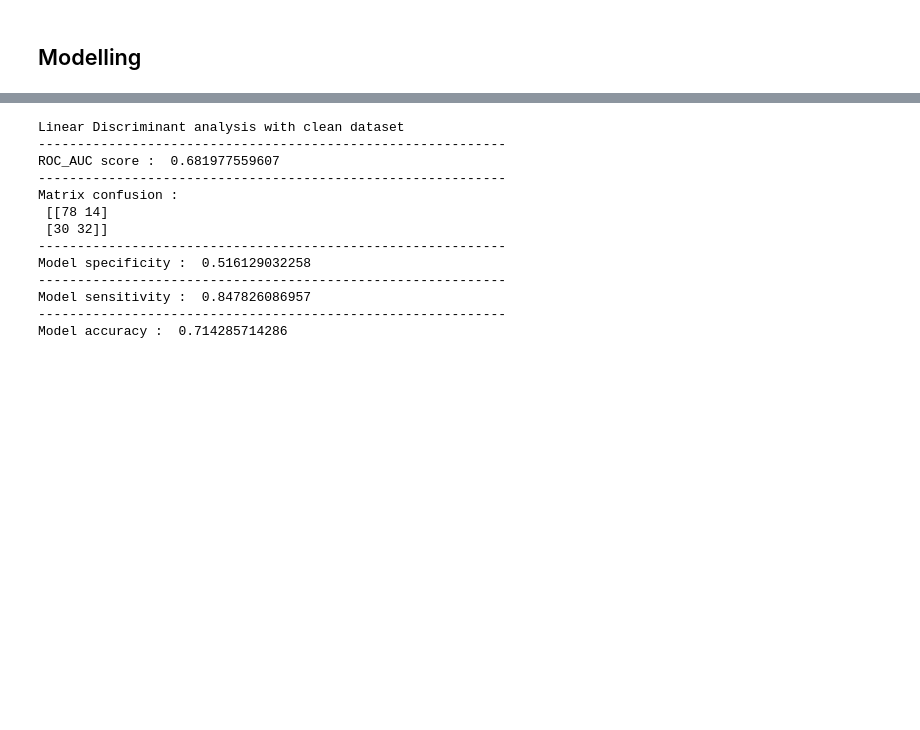
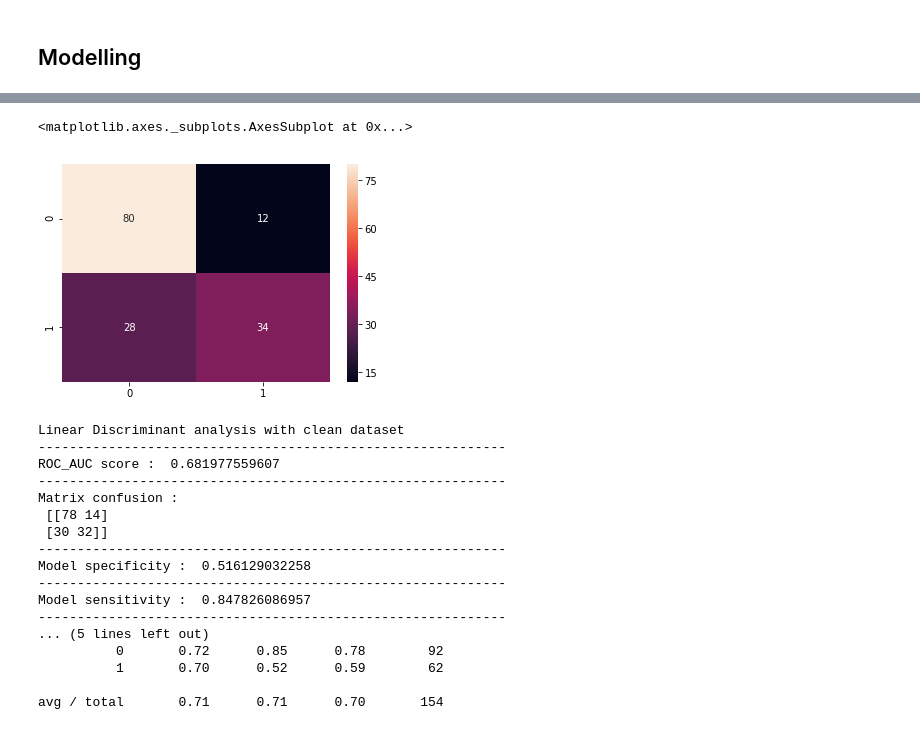
Before and after one commit to MCParab/Kaggle-Titanic, a Jupyter notebook: Pima Indians Diabetes Database /PIma_Indians_Diabetes_Prediction.ipynb, the cells around one changed output, grey strips where cells are left out. Drawn from its saved outputs; the diff is of its cells as text; code cells hidden in the pictures; blank space fills up the shorter version.

```diff
--- a/Pima Indians Diabetes Database /PIma_Indians_Diabetes_Prediction.ipynb
+++ b/Pima Indians Diabetes Database /PIma_Indians_Diabetes_Prediction.ipynb
@@ -516,3 +540,10 @@ Model accuracy :  0.694805194805
+# %%
+conf = confusion_matrix(y_test,pred1)
+label = ["0","1"]
+sns.heatmap(conf, annot=True, xticklabels=label, yticklabels=label)
+# %% [output]
+<matplotlib.axes._subplots.AxesSubplot at 0x...>
+[figure, added]
 # %%
 # Linear Discriminant analysis with clean dataset
 print('Linear Discriminant analysis with clean dataset ')
@@ -536,6 +567,9 @@ print('--'*30)
 print('Model sensitivity : ', TN / (TN + FP))
 print('--'*30)
 print("Model accuracy : ", metrics.accuracy_score(y_test, pred2))
+print('--'*30)
+print('CLassification report : ')
+print(classification_report(y_test, pred2))
 # %% [output]
 Linear Discriminant analysis with clean dataset
 ------------------------------------------------------------
@@ -549,4 +583,8 @@ Model specificity :  0.516129032258
 ------------------------------------------------------------
 Model sensitivity :  0.847826086957
 ------------------------------------------------------------
-Model accuracy :  0.714285714286
+... (5 lines left out)
+          0       0.72      0.85      0.78        92
+          1       0.70      0.52      0.59        62
+
+avg / total       0.71      0.71      0.70       154
```
Also changed, not shown: parts of 15 cells of this notebook, 1 other file.
